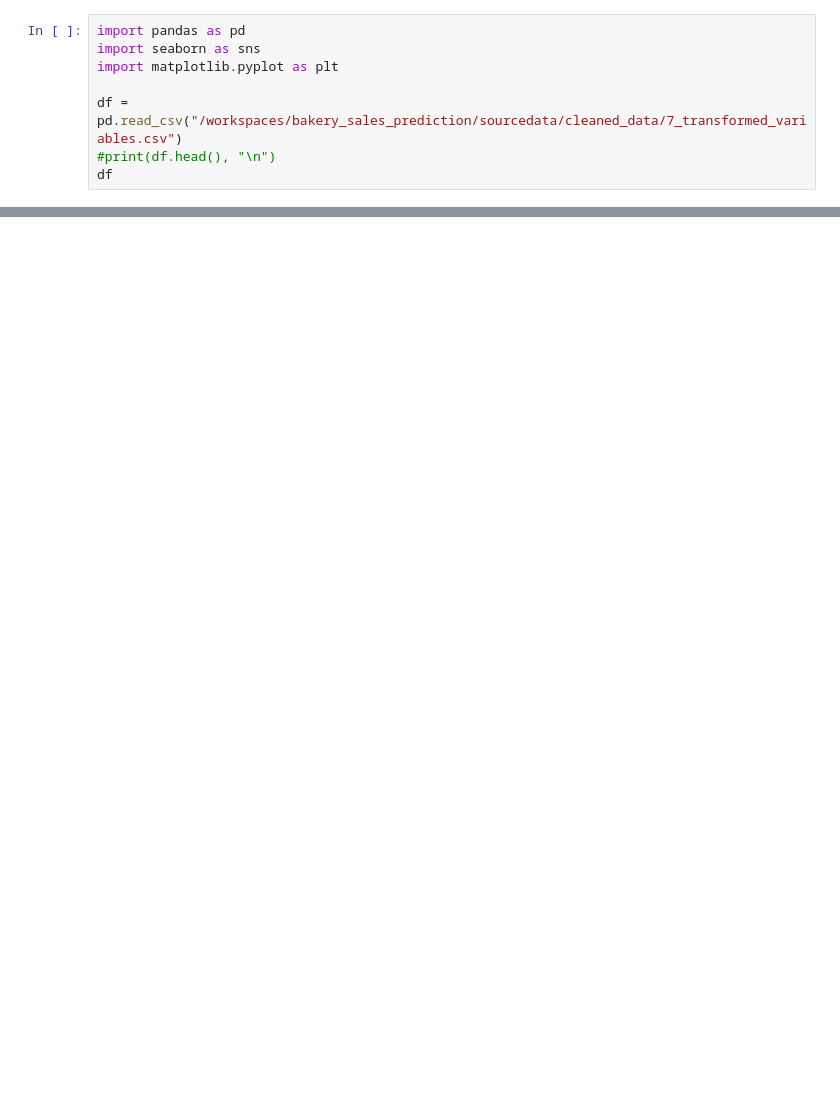
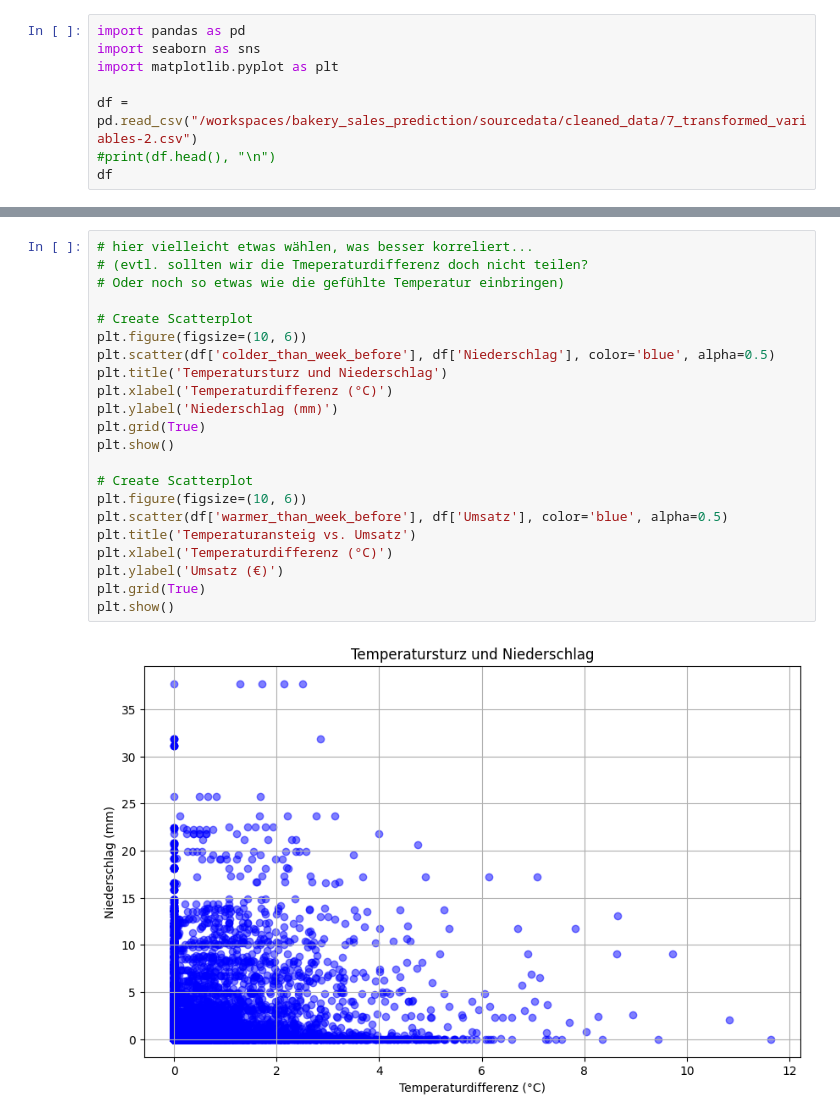
Before and after one commit to BossyNine/bakery_sales_prediction, a Jupyter notebook: 4_Presentation/dataset_characteristics.ipynb, the cells around one changed output, grey strips where cells are left out. Saved outputs shown, nothing was run; the diff lists cells and outputs as text; blank space fills up the shorter version.

```diff
--- a/4_Presentation/dataset_characteristics.ipynb
+++ b/4_Presentation/dataset_characteristics.ipynb
@@ -3,7 +3,7 @@ import pandas as pd
 import seaborn as sns
 import matplotlib.pyplot as plt
 
-df = pd.read_csv("/workspaces/bakery_sales_prediction/sourcedata/cleaned_data/7_transformed_variables.csv")
+df = pd.read_csv("/workspaces/bakery_sales_prediction/sourcedata/cleaned_data/7_transformed_variables-2.csv")
 #print(df.head(), "\n")
 df
 # %% [output]
@@ -33,3 +33,27 @@ df.describe()
 | 50% | 6.000000 | 10.00000 | 10.000000 | 0.000000 | 3.000000 | 155.268163 | 0.000000 | 0.000000 | ... |
 | 75% | 7.000000 | 16.38750 | 14.000000 | 0.000000 | 4.000000 | 271.448535 | 0.000000 | 0.000000 | ... |
 | max | 8.000000 | 28.87500 | 35.000000 | 1.000000 | 6.000000 | 1879.461831 | 1.000000 | 1.000000 | ... |
+# %%
+# hier vielleicht etwas wählen, was besser korreliert...
+# (evtl. sollten wir die Tmeperaturdifferenz doch nicht teilen?
+# Oder noch so etwas wie die gefühlte Temperatur einbringen)
+
+# Create Scatterplot
+plt.figure(figsize=(10, 6))
+plt.scatter(df['colder_than_week_before'], df['Niederschlag'], color='blue', alpha=0.5)
+plt.title('Temperatursturz und Niederschlag')
+plt.xlabel('Temperaturdifferenz (°C)')
+plt.ylabel('Niederschlag (mm)')
+plt.grid(True)
+plt.show()
+
+# Create Scatterplot
+plt.figure(figsize=(10, 6))
+plt.scatter(df['warmer_than_week_before'], df['Umsatz'], color='blue', alpha=0.5)
+plt.title('Temperaturansteig vs. Umsatz')
+plt.xlabel('Temperaturdifferenz (°C)')
+plt.ylabel('Umsatz (€)')
+plt.grid(True)
+plt.show()
+# %% [output]
+[figure, added]
```
Also changed, not shown: parts of 5 cells of this notebook.
